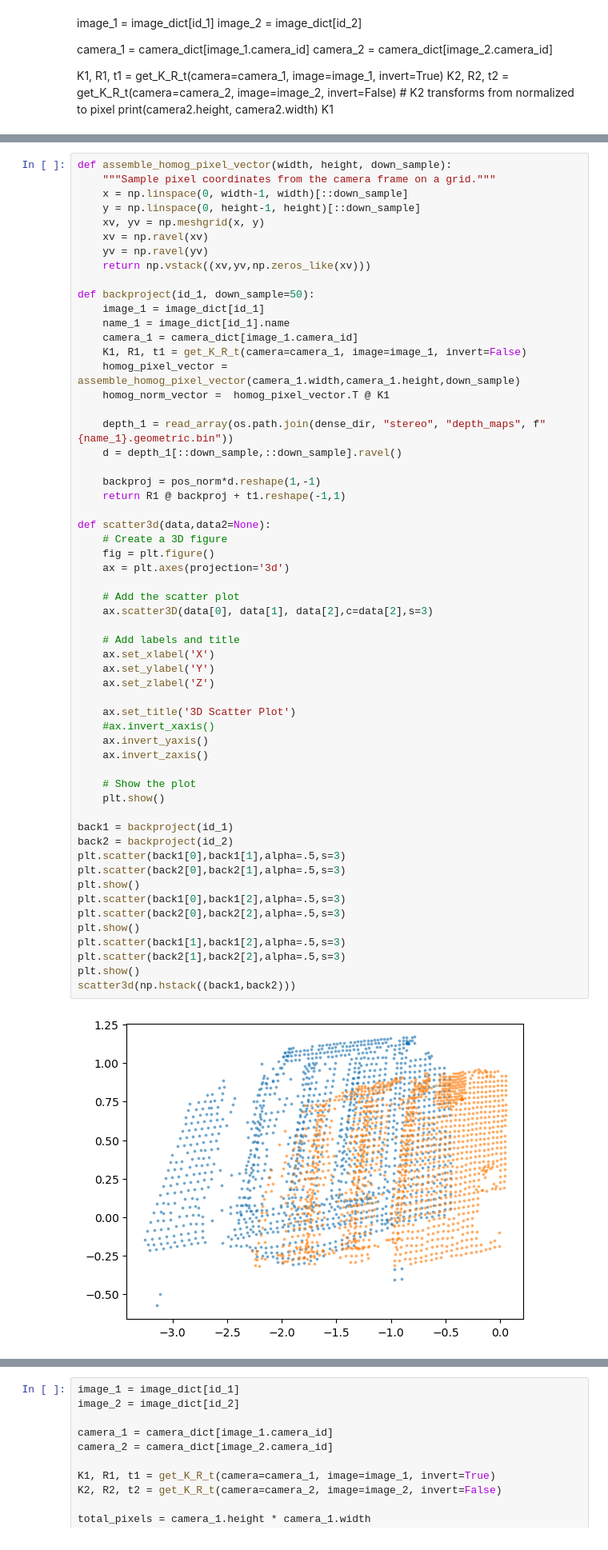
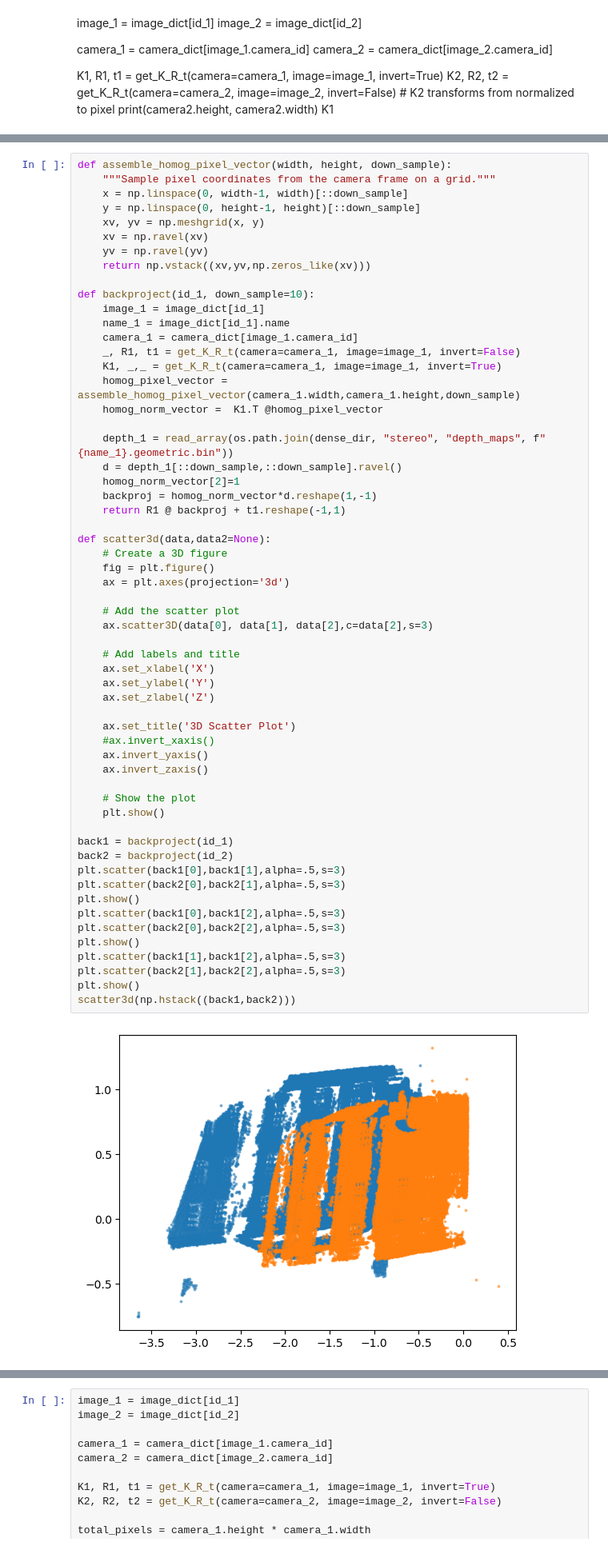
Before and after one commit to fyangch/RefinedMegaDepth, a Jupyter notebook: notebooks/overlap_score_demo.ipynb, the cells around one changed output, grey strips where cells are left out. Shown at 80% size. Cells and saved outputs as stored; diff of their text form.

```diff
--- a/notebooks/overlap_score_demo.ipynb
+++ b/notebooks/overlap_score_demo.ipynb
@@ -144,18 +155,19 @@ def assemble_homog_pixel_vector(width, height, down_sample):
     yv = np.ravel(yv)
     return np.vstack((xv,yv,np.zeros_like(xv)))
 
-def backproject(id_1, down_sample=50):
+def backproject(id_1, down_sample=10):
     image_1 = image_dict[id_1]
     name_1 = image_dict[id_1].name
     camera_1 = camera_dict[image_1.camera_id]
-    K1, R1, t1 = get_K_R_t(camera=camera_1, image=image_1, invert=False)
+    _, R1, t1 = get_K_R_t(camera=camera_1, image=image_1, invert=False)
+    K1, _,_ = get_K_R_t(camera=camera_1, image=image_1, invert=True)
     homog_pixel_vector = assemble_homog_pixel_vector(camera_1.width,camera_1.height,down_sample)
-    homog_norm_vector =  homog_pixel_vector.T @ K1
+    homog_norm_vector =  K1.T @homog_pixel_vector
 
     depth_1 = read_array(os.path.join(dense_dir, "stereo", "depth_maps", f"{name_1}.geometric.bin"))
     d = depth_1[::down_sample,::down_sample].ravel()
-
-    backproj = pos_norm*d.reshape(1,-1)
+    homog_norm_vector[2]=1
+    backproj = homog_norm_vector*d.reshape(1,-1)
     return R1 @ backproj + t1.reshape(-1,1)
 
 def scatter3d(data,data2=None):
@@ -165,31 +177,31 @@ def scatter3d(data,data2=None):
 
     # Add the scatter plot
     ax.scatter3D(data[0], data[1], data[2],c=data[2],s=3)
 
     # Add labels and title
     ax.set_xlabel('X')
     ax.set_ylabel('Y')
     ax.set_zlabel('Z')
 
     ax.set_title('3D Scatter Plot')
     #ax.invert_xaxis()
     ax.invert_yaxis()
     ax.invert_zaxis()
 
     # Show the plot
     plt.show()
 
 back1 = backproject(id_1)
 back2 = backproject(id_2)
 plt.scatter(back1[0],back1[1],alpha=.5,s=3)
 plt.scatter(back2[0],back2[1],alpha=.5,s=3)
 plt.show()
 plt.scatter(back1[0],back1[2],alpha=.5,s=3)
 plt.scatter(back2[0],back2[2],alpha=.5,s=3)
 plt.show()
 plt.scatter(back1[1],back1[2],alpha=.5,s=3)
 plt.scatter(back2[1],back2[2],alpha=.5,s=3)
 plt.show()
 scatter3d(np.hstack((back1,back2)))
 # %% [output]
-[figure, old version]
+[figure, new version]
```
Also changed, not shown: parts of 5 cells of this notebook.
